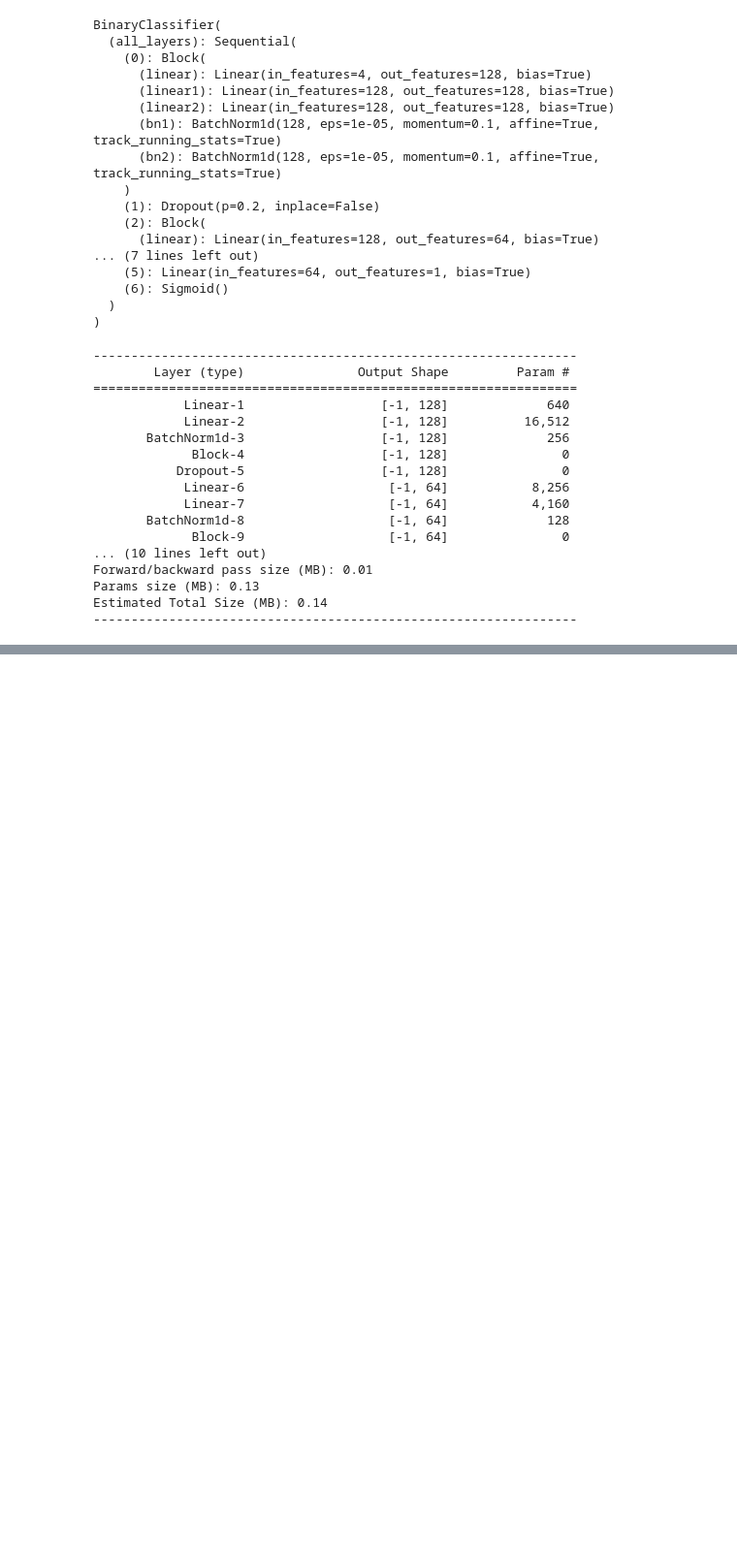
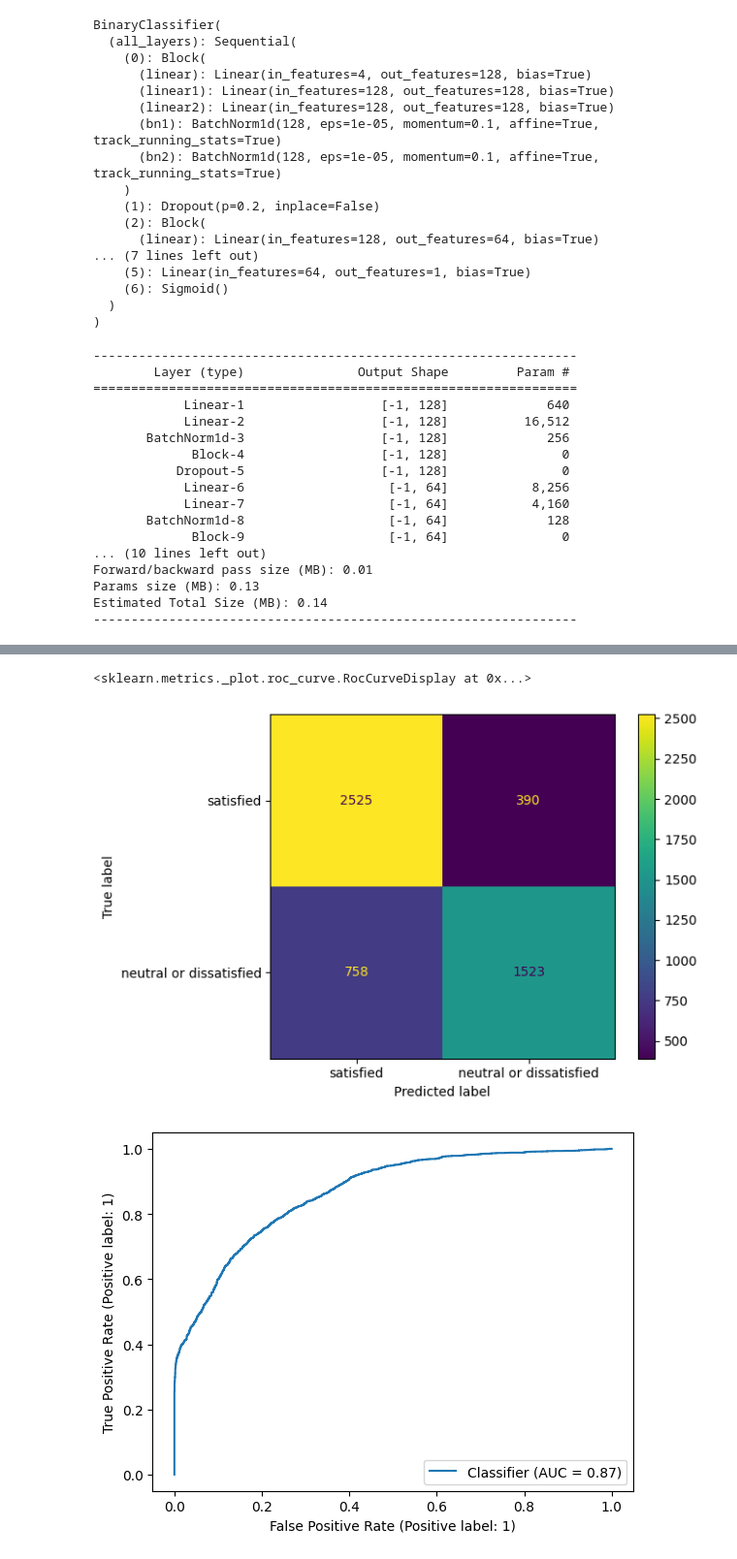
Before and after one commit to HromovAndrey/II_mood_4_part_4, a Jupyter notebook: Урок_модуль_4_часть_4.ipynb, the cells around one changed output, grey strips where cells are left out. Shown: that part at 97% size. Cells and saved outputs as stored; diff of their text form; code cells hidden in the pictures; blank space fills up the shorter version.

```diff
--- a/Урок_модуль_4_часть_4.ipynb
+++ b/Урок_модуль_4_часть_4.ipynb
@@ -276,0 +288,15 @@ NameError: name 'name' is not defined
+# %%
+from sklearn.metrics import ConfusionMatrixDisplay, RocCurveDisplay
+
+model = model.to('cpu')
+y_pred = model.predict(X_test)
+
+ConfusionMatrixDisplay.from_predictions(y_test, y_pred.round(),
+                                        display_labels=['satisfied', 'neutral or dissatisfied'])
+plt.plot()
+
+RocCurveDisplay.from_predictions(y_test, y_pred, pos_label=1)
+# %% [output]
+<sklearn.metrics._plot.roc_curve.RocCurveDisplay at 0x...>
+[figure, added]
+[figure, added]
```
Also changed, not shown: parts of 3 cells of this notebook.
